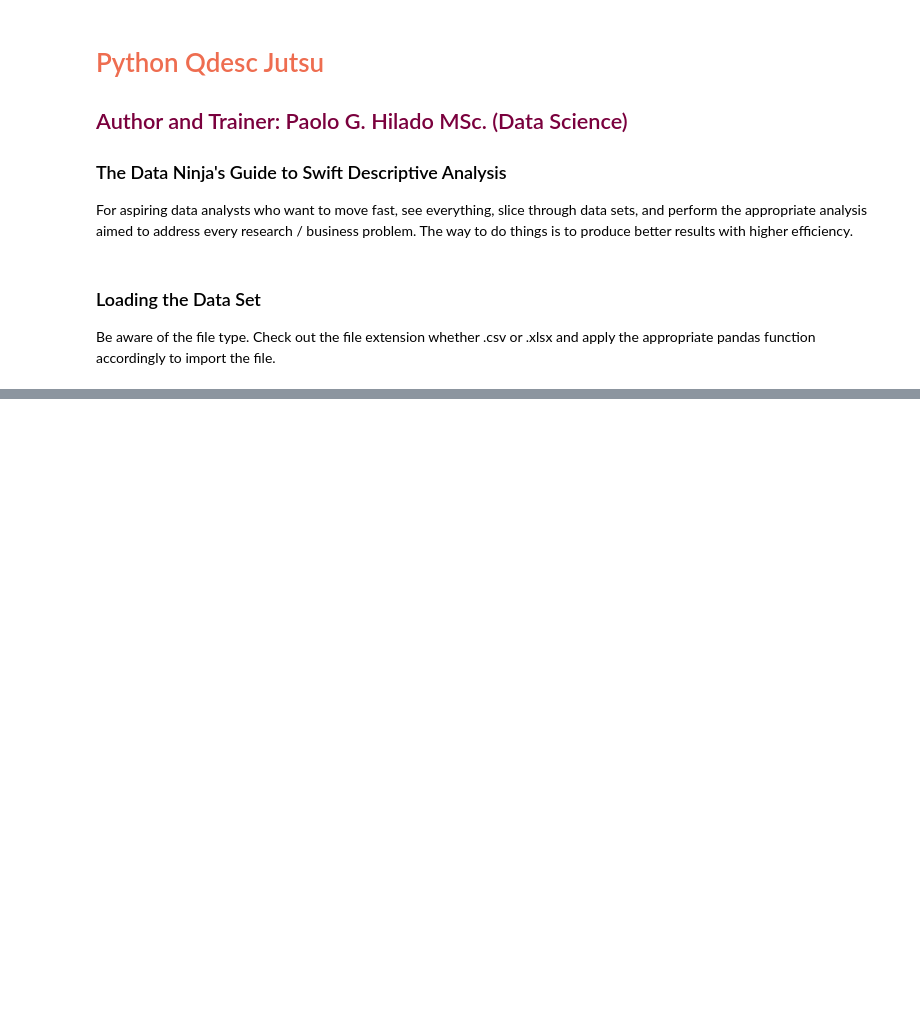
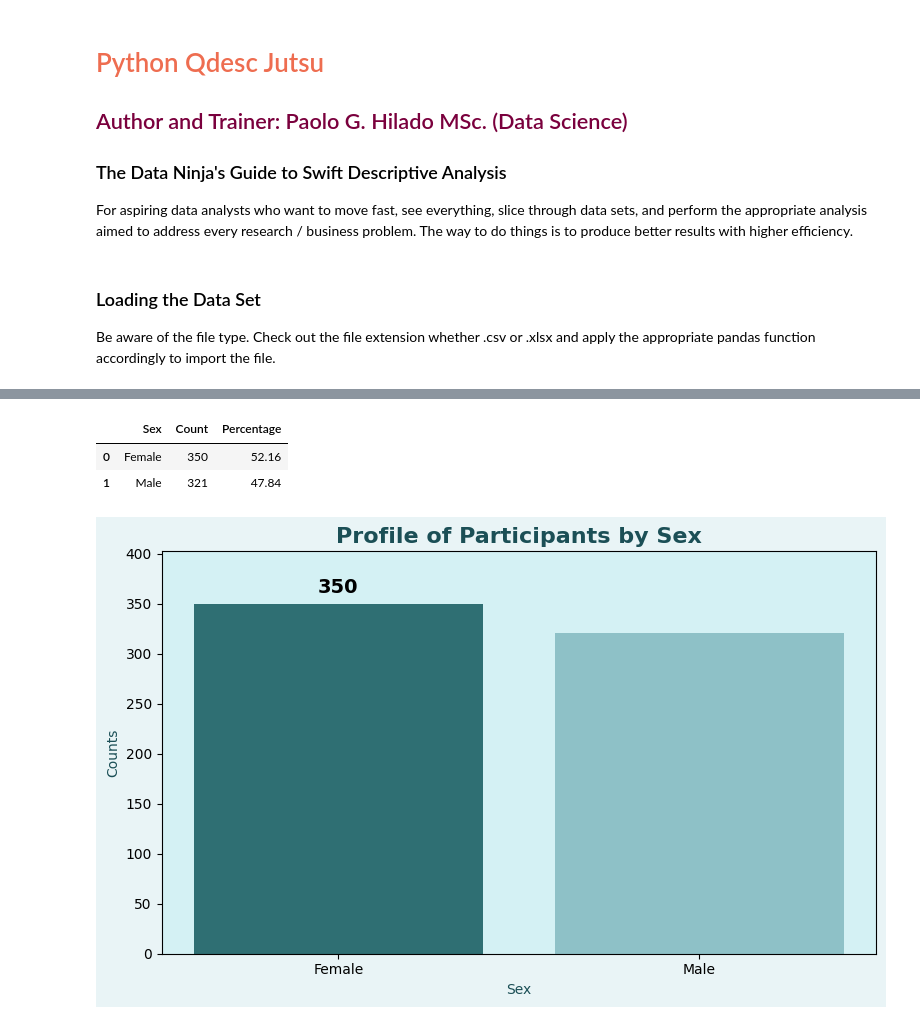
Before and after one commit to Dcroix/Data_Science_Ninja, a Jupyter notebook: Python Jutsu/Python Qdesc Jutsu.ipynb, the cells around one changed output, grey strips where cells are left out. Cells and saved outputs as stored; diff of their text form; code cells hidden in the pictures; blank space fills up the shorter version.

```diff
--- a/Python Jutsu/Python Qdesc Jutsu.ipynb
+++ b/Python Jutsu/Python Qdesc Jutsu.ipynb
@@ -83,3 +77,6 @@ qd.normcheck_dashboard(df)
 # For to_excel then the file extension is .xlsx.
 # For to_csv then the file extension is .csv
 results.to_excel("Descriptive Results.xlsx")
+# %%
+df["Sex"] = df["Sex"].astype("category")
+df.info()
@@ -85,0 +96,16 @@ results.to_excel("Descriptive Results.xlsx")
+# %%
+freqdist = qd.freqdist(df, "Sex")
+freqdist
+# %% [output]
+|  | Sex | Count | Percentage |
+| 0 | Female | 350 | 52.16 |
+| 1 | Male | 321 | 47.84 |
+# %%
+qd.purvis_col(freqdist,
+            "Sex",
+            "Count",
+            title = "Profile of Participants by Sex",
+            xlabel = "Sex",
+            ylabel = "Counts")
+# %% [output]
+[figure, added]
```
Also changed, not shown: parts of 11 cells of this notebook, 2 other files.
